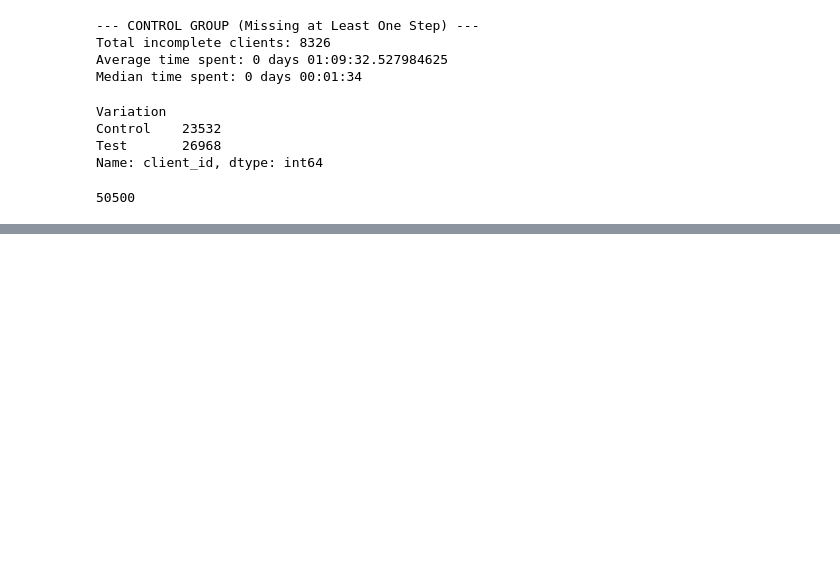
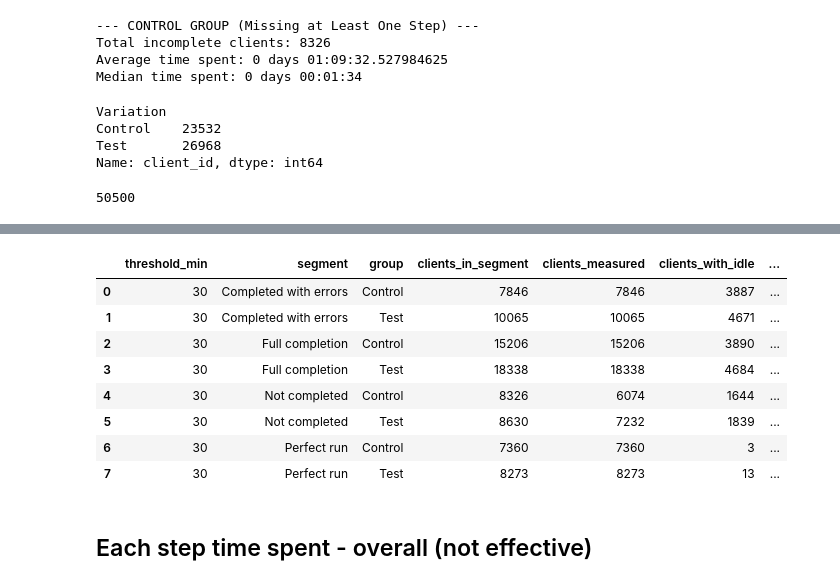
Before and after one commit to FranciscoDosReis/vanguard-FCCP-Solutions, a Jupyter notebook: notebooks/average_completion_time_bygroup_francisco.ipynb, the cells around one changed output, grey strips where cells are left out. Saved outputs shown, nothing was run; the diff lists cells and outputs as text; code cells hidden in the pictures; blank space fills up the shorter version.

```diff
--- a/notebooks/average_completion_time_bygroup_francisco.ipynb
+++ b/notebooks/average_completion_time_bygroup_francisco.ipynb
@@ -683,0 +741,44 @@ Name: client_id, dtype: int64
+# %%
+groups = {
+    "Test":    (gaps_test, segments_test),
+    "Control": (gaps_control, segments_control),
+}
+
+rows = []
+for t in [30]:
+    for group_name, (gaps_df, segments) in groups.items():
+        res_all = effective_time(gaps_df, t)
+
+        for seg_name, ids in segments.items():
+            res = res_all[res_all.index.isin(ids)]
+            rows.append({
+                "threshold_min": t,
+                "segment": seg_name,
+                "group": group_name,
+                "clients_in_segment": len(ids),
+                "clients_measured": len(res),
+                "clients_with_idle": int((res["idle_gaps"] > 0).sum()),
+                "mean_effective": res["effective_time"].mean().round("s"),
+                "median_effective": res["effective_time"].median().round("s"),
+                "mean_total": res["total_time"].mean().round("s"),
+                "median_total": res["total_time"].median().round("s"),
+            })
+
+summary_segments = (
+    pd.DataFrame(rows)
+    .sort_values(["threshold_min", "segment", "group"])
+    .reset_index(drop=True)
+)
+summary_segments
+# %% [output]
+|  | threshold_min | segment | group | clients_in_segment | clients_measured | clients_with_idle | ... |
+| 0 | 30 | Completed with errors | Control | 7846 | 7846 | 3887 | ... |
+| 1 | 30 | Completed with errors | Test | 10065 | 10065 | 4671 | ... |
+| 2 | 30 | Full completion | Control | 15206 | 15206 | 3890 | ... |
+| 3 | 30 | Full completion | Test | 18338 | 18338 | 4684 | ... |
+| 4 | 30 | Not completed | Control | 8326 | 6074 | 1644 | ... |
+| 5 | 30 | Not completed | Test | 8630 | 7232 | 1839 | ... |
+| 6 | 30 | Perfect run | Control | 7360 | 7360 | 3 | ... |
+| 7 | 30 | Perfect run | Test | 8273 | 8273 | 13 | ... |
+# %% [markdown]
+## Each step time spent - overall (not effective)
```
Also changed, not shown: parts of 7 cells of this notebook, 2 other files.
